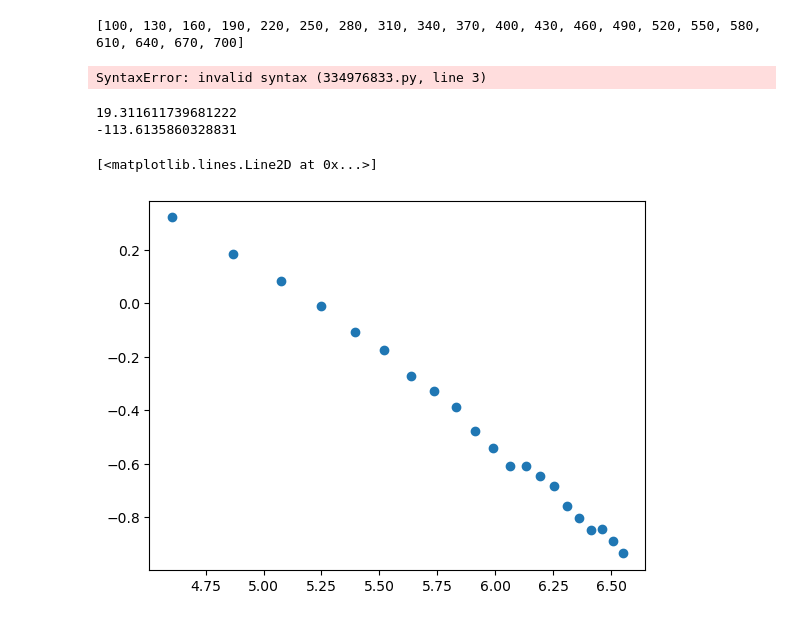
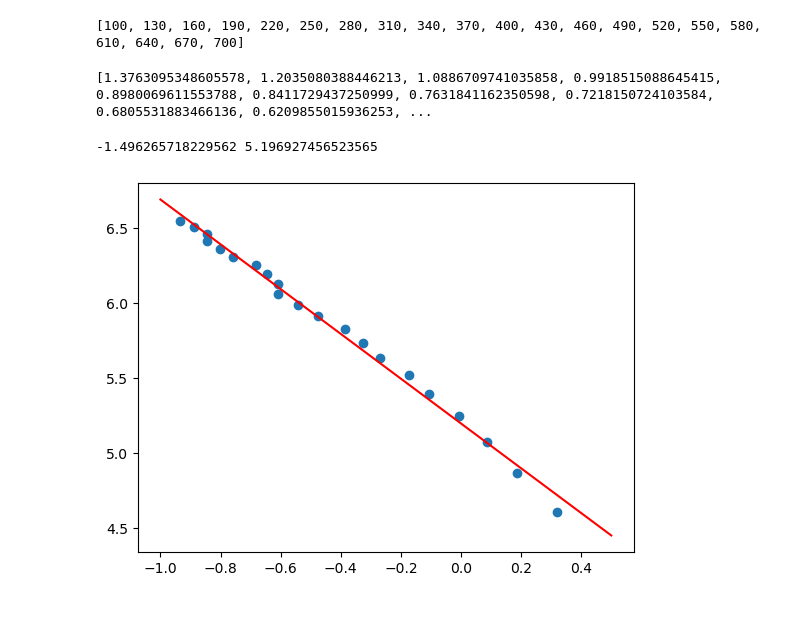
Before and after one commit to hannesbrugger/Signale-und-Systeme, a Jupyter notebook: Versuch1/versuch-1-abstand.ipynb, the cells around one changed output. Cells and saved outputs as stored; diff of their text form; code cells hidden in the pictures.

```diff
--- a/Versuch1/versuch-1-abstand.ipynb
+++ b/Versuch1/versuch-1-abstand.ipynb
@@ -14,9 +11,3 @@ cm = list(range(100,730,30))
 print(cm)
 # %% [output]
 [100, 130, 160, 190, 220, 250, 280, 310, 340, 370, 400, 430, 460, 490, 520, 550, 580, 610, 640, 670, 700]
-# %%
-values = []
-with open("") as file:
-    for
-# %% [output]
-SyntaxError: invalid syntax (334976833.py, line 3)
@@ -38,24 +16,38 @@ messDaten = []
 mittelwerte = []
 for i in range(0,21):
     messDaten.append(np.genfromtxt(os.getcwd() + "/Messdaten/Messdistanz" + str(100 + 30*i) + "mm.csv", delimiter=";", skip_header=3, usecols=(1,)))
-    mittelwerte.append(np.mean(messDaten[i][:-500]))
+    mittelwerte.append(np.mean(messDaten[i]))
 
 # print(messDaten[1][0:20])
 print(mittelwerte)
+# %% [output]
+[1.3763095348605578, 1.2035080388446213, 1.0886709741035858, 0.9918515088645415, 0.8980069611553788, 0.8411729437250999, 0.7631841162350598, 0.7218150724103584, 0.6805531883466136, 0.6209855015936253, ...
-# %%
-logx = [np.log(x) for x in cm]
-logy = [np.log(m) for m in mittelwerte]
-a = regression(logx, logy)
-print(a)
-b = np.mean(logy) - a * np.mean(logx)
-print(b)
-x = [a * x + b for x in cm]
-y = [np.exp(b) * np.power(x, a) for x in cm]
-# plt.plot(x,y)
-plt.plot(logx , logy, 'o')
-# plt.plot([0, reg])
-# %% [output]
-19.311611739681222
--113.6135860328831
-[<matplotlib.lines.Line2D at 0x...>]
-[figure, removed]
+# %%
+x = mittelwerte
+y = cm
+
+logx = np.log(x)
+logy = np.log(y)
+mx = np.mean(logx)
+my = np.mean(logy)
+a = np.divide(np.sum((logx - mx) * (logy - my)),
+              np.sum(np.power((logx - mx), 2)))
+b = my - a * mx
+
+
+#plt.subplot(2,1,1)
+plt.plot(logx , logy, 'o')
+
+print(a, b)
+#plt.subplot(2,1,2)
+
+def f(x):
+   return a*x+b
+
+x = np.linspace(-1, 0.5, 21)
+
+plt.plot(x, f(x), color='red')
+plt.show()
+# %% [output]
+-1.496265718229562 5.196927456523565
+[figure, added]
```
Also changed, not shown: parts of 12 cells of this notebook.
